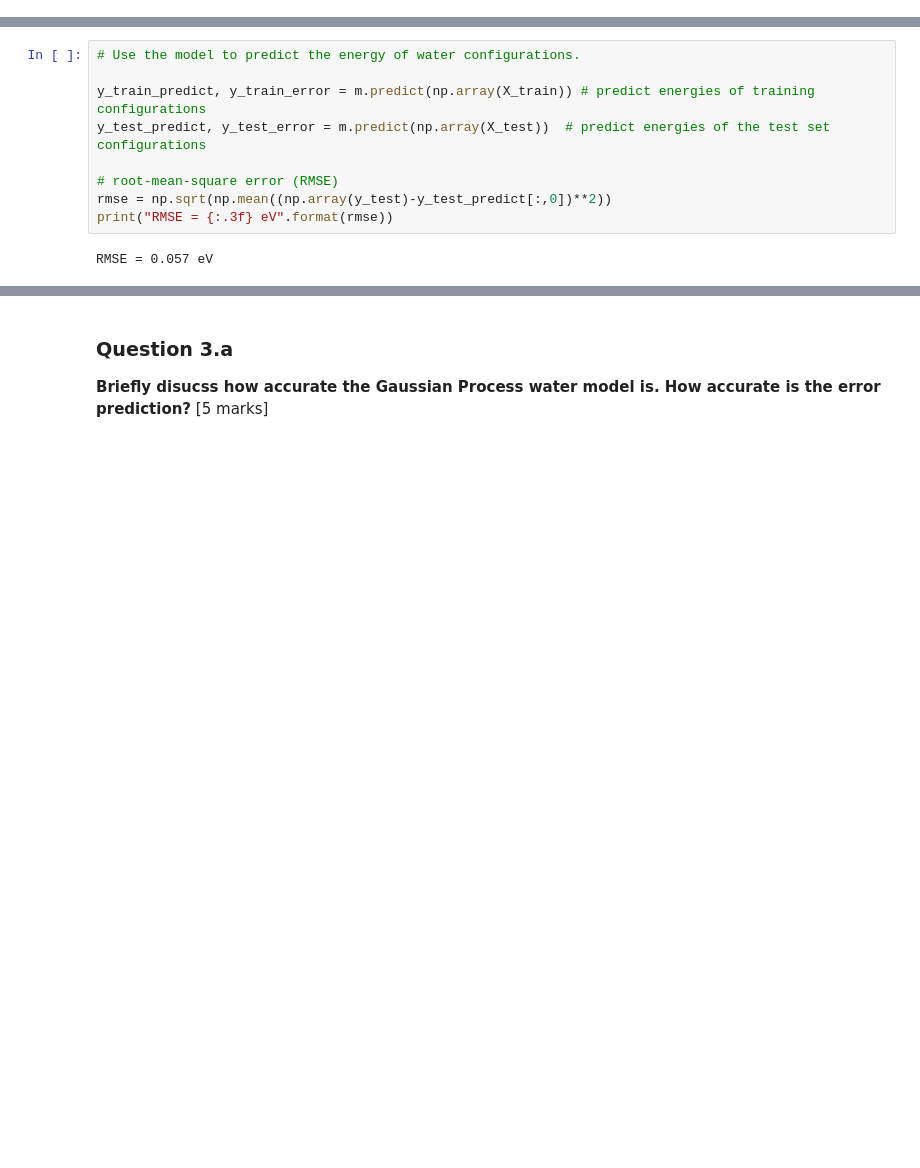
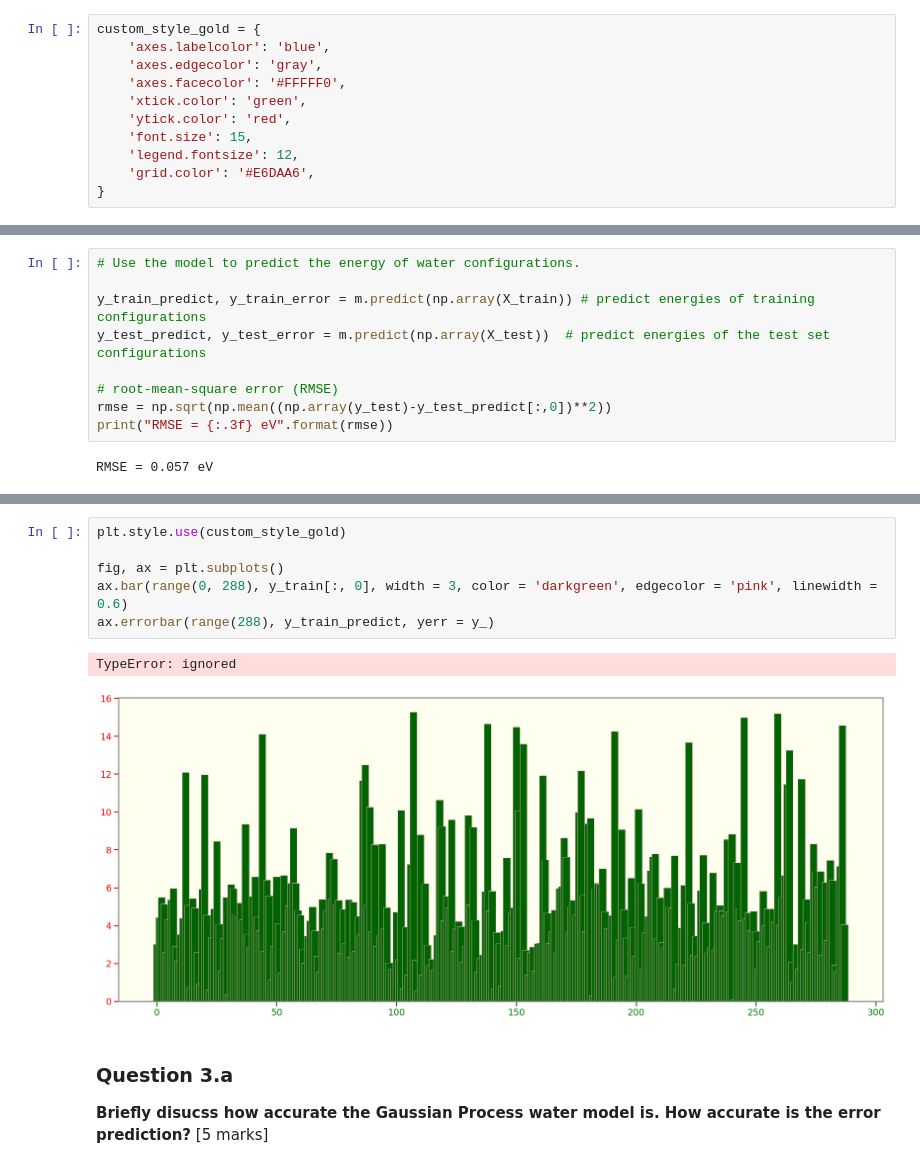
Before and after one commit to Melikakmm/Gaussian_Regression_Process_interactive_potential, a Jupyter notebook: fitpot.ipynb, the cells around one changed output, grey strips where cells are left out. Cells and saved outputs as stored; diff of their text form; blank space fills up the shorter version.

```diff
--- a/fitpot.ipynb
+++ b/fitpot.ipynb
@@ -91,4 +91,15 @@ import matplotlib.pyplot as plt
 from mpl_toolkits.mplot3d import Axes3D
 # %% [output]
 Populating the interactive namespace from numpy and matplotlib
+# %%
+custom_style_gold = {
+    'axes.labelcolor': 'blue',
+    'axes.edgecolor': 'gray',
+    'axes.facecolor': '#FFFFF0',
+    'xtick.color': 'green',
+    'ytick.color': 'red',
+    'font.size': 15,
+    'legend.fontsize': 12,
+    'grid.color': '#E6DAA6',
+}
 # %%
@@ -336,3 +347,12 @@ ValueError: ignored
+# %%
+plt.style.use(custom_style_gold)
+
+fig, ax = plt.subplots()
+ax.bar(range(0, 288), y_train[:, 0], width = 3, color = 'darkgreen', edgecolor = 'pink', linewidth = 0.6)
+ax.errorbar(range(288), y_train_predict, yerr = y_)
+# %% [output]
+TypeError: ignored
+[figure, added]
 # %% [markdown]
 ### Question 3.a
 
```
Also changed, not shown: parts of 3 cells of this notebook.
